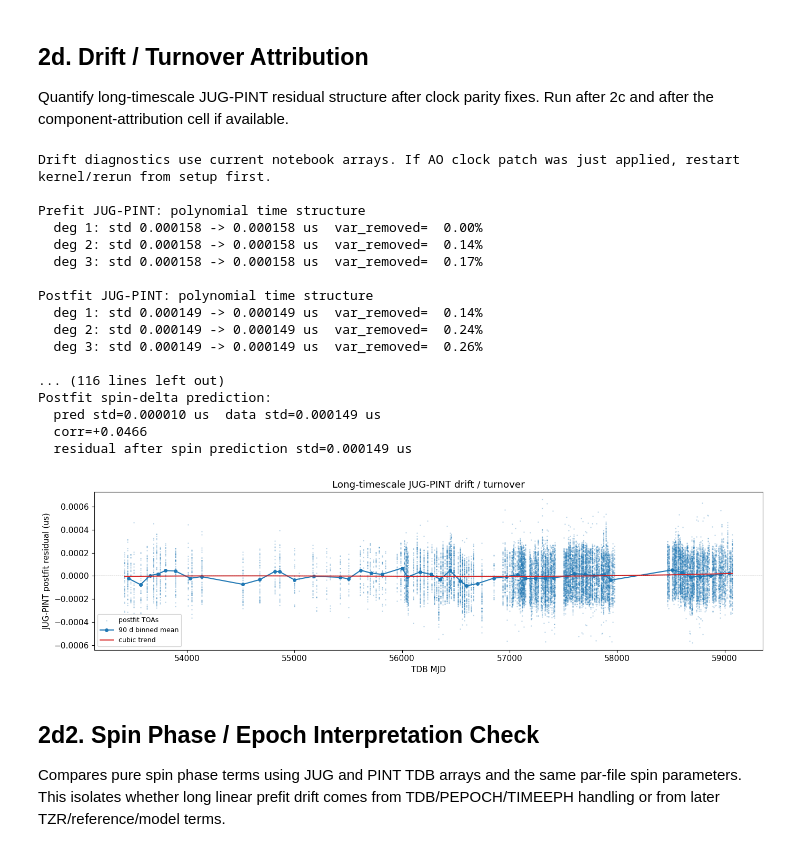
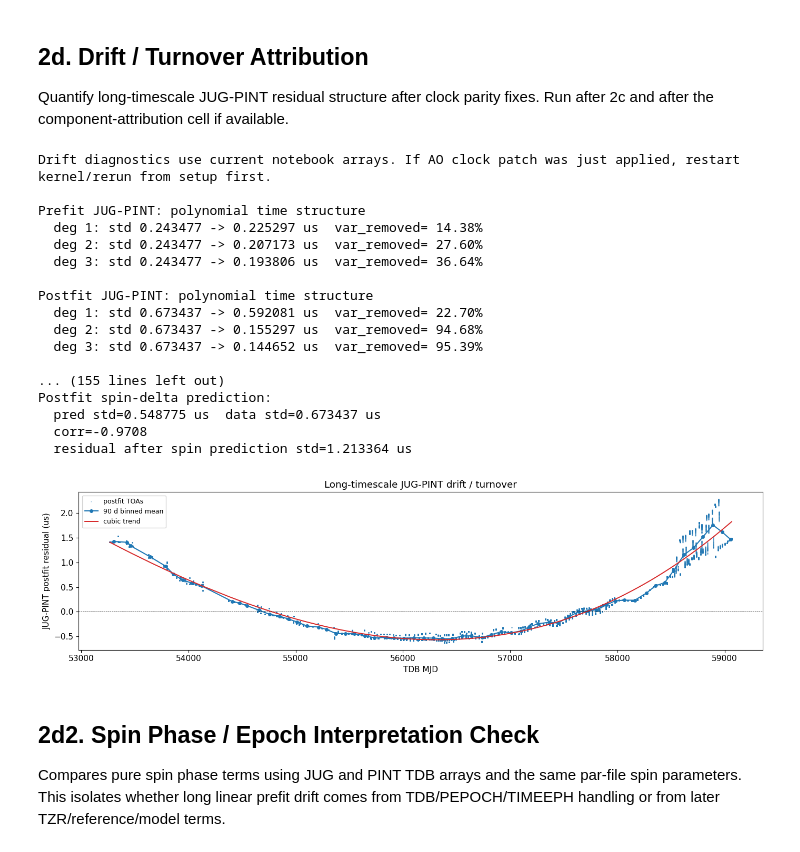
Before and after one commit to MattTMiles/jug, a Jupyter notebook: notebooks/jug_vs_pint_noise_comparison.ipynb, the cells around one changed output. Drawn from its saved outputs; the diff is of its cells as text; code cells hidden in the pictures.

```diff
--- a/notebooks/jug_vs_pint_noise_comparison.ipynb
+++ b/notebooks/jug_vs_pint_noise_comparison.ipynb
@@ -130,8 +130,10 @@ Sorted for PINT: pks2gps.draft~, time_ao.dat, pks2gps.clk~, pks2gps.bkp, pks2gps
 # par = '/home/mattm/projects/jug_test_files/jug_debug/from_MKeith/Mike_K/ideal.par'
 # tim = '/home/mattm/projects/jug_test_files/jug_debug/from_MKeith/Mike_K/ideal.tim'
 
-par = "/home/mattm/soft/JUG/data/pulsars/NG_data/NG_15yr_partim/J1713+0747ao_PINT_20220306.nb.par"
-tim = "/home/mattm/soft/JUG/data/pulsars/NG_data/NG_15yr_partim/J1713+0747ao_PINT_20220306.nb.tim"
+psrtag = "B1937+21_PINT_20220306"
+
+par = f"/home/mattm/soft/JUG/data/pulsars/NG_data/NG_15yr_partim/{psrtag}.nb.par"
+tim = f"/home/mattm/soft/JUG/data/pulsars/NG_data/NG_15yr_partim/{psrtag}.nb.tim"
 
 # TNDM_OFFSET: Tempo2 DM basis uses 1/(DMKappa × freq_Hz²),
 # enterprise/JUG uses (1400/freq_MHz)². This offset converts between them.
@@ -257,6 +259,7 @@ _ALL_COMPONENTS = [
     ('Red Noise',  'RedNoise',       'pl_red_noise'),
     ('DM Noise',   'DMNoise',        'pl_DM_noise'),
     ('Chromatic',  'ChromaticNoise', 'pl_chrom_noise'),
+    ('ECORR',     'ECORR',          'ecorr_noise'),
 ]
 mapping = [(label, jkey, pkey) for label, jkey, pkey in _ALL_COMPONENTS if jkey in jug_nr]
 
@@ -473,6 +705,8 @@ def _poly_trend(x, y, deg=3):
 def _corr(a, b):
     a = np.asarray(a, dtype=float)
     b = np.asarray(b, dtype=float)
+    if a.shape != b.shape:
+        return np.nan
     mask = np.isfinite(a) & np.isfinite(b)
     if mask.sum() < 3 or np.std(a[mask]) == 0 or np.std(b[mask]) == 0:
         return np.nan
@@ -525,9 +759,12 @@ _, _bpost, _bposts, _ = _bin_series(jug_mjd, _postfit_diff_us)
 for _x, _n, _ypre, _ypost in zip(_bx, _bn, _bpre, _bpost):
     print(f'  MJD {_x:10.2f} n={int(_n):6d}  pre={_ypre:+10.5f} us  post={_ypost:+10.5f} us')
 
-# Component correlations. If later attribution cell has not run yet, compute the
-# core component deltas here.
-if '_component_deltas' not in globals():
+# Component correlations. Recompute if missing or from a previous pulsar/kernel state.
+_need_component_deltas = '_component_deltas' not in globals()
+if not _need_component_deltas:
+    _expected_ntoas = len(jug_mjd)
+    _need_component_deltas = any(np.asarray(_v).shape[0] != _expected_ntoas for _v in _component_deltas.values())
+if _need_component_deltas:
     try:
         import pint.residuals as _pr
         _jug_components = session.compute_residuals(subtract_tzr=True, force_recompute=True)
@@ -595,12 +832,12 @@ if '_component_deltas' in globals():
     for _name, _c in sorted(zip(_used_names, _coef[:-1]), key=lambda kv: -abs(kv[1])):
         print(f'    {_name:12s} standardized_coef={_c:+.6f} us')
 
-# Per group drift and turnover.
-if '_groups' not in globals():
-    _groups = _defaultdict(list)
-    for _i, _toa in enumerate(session.toas_data):
-        _groups[(_toa.observatory.lower(), _toa.flags.get('fe', ''), _toa.flags.get('be', ''), _toa.flags.get('f', ''))].append(_i)
-    _groups = dict(sorted(_groups.items(), key=lambda kv: -len(kv[1])))
+# Per group drift and turnover. Rebuild every run so changing pulsars in the
+# same kernel cannot reuse stale group indices.
+_groups = _defaultdict(list)
+for _i, _toa in enumerate(session.toas_data):
+    _groups[(_toa.observatory.lower(), _toa.flags.get('fe', ''), _toa.flags.get('be', ''), _toa.flags.get('f', ''))].append(_i)
+_groups = dict(sorted(_groups.items(), key=lambda kv: -len(kv[1])))
 
 print('\nPer-group drift/turnover summary:')
 for _g, _idxs in sorted(_groups.items(), key=lambda kv: -len(kv[1])):
@@ -664,44 +901,44 @@ if 'jug_result' in globals() and 'fitter_raw' in globals():
     _spin_pred_us -= np.mean(_spin_pred_us)
     _post_demean = _postfit_diff_us - np.mean(_postfit_diff_us)
     print('\nPostfit spin-delta prediction:')
     print(f'  pred std={np.std(_spin_pred_us):.6f} us  data std={np.std(_post_demean):.6f} us')
     print(f'  corr={_corr(_post_demean, _spin_pred_us):+.4f}')
     print(f'  residual after spin prediction std={np.std(_post_demean - _spin_pred_us):.6f} us')
 
 fig, ax = plt.subplots(1, 1, figsize=(14, 4))
 ax.scatter(jug_mjd, _postfit_diff_us, s=1, alpha=0.18, label='postfit TOAs')
 _bx, _by, _bs, _bn = _bin_series(jug_mjd, _postfit_diff_us)
 ax.plot(_bx, _by, 'o-', lw=1.5, ms=4, label=f'{_DRIFT_BIN_DAYS:g} d binned mean')
 _poly = _poly_trend(jug_mjd, _postfit_diff_us, deg=3)
 _order = np.argsort(jug_mjd)
 ax.plot(jug_mjd[_order], _poly[_order], color='C3', lw=1.4, label='cubic trend')
 ax.axhline(0, color='k', lw=0.5, ls='--')
 ax.set_xlabel('TDB MJD')
 ax.set_ylabel('JUG-PINT postfit residual (us)')
 ax.set_title('Long-timescale JUG-PINT drift / turnover')
 ax.legend(fontsize=9)
 plt.tight_layout()
 plt.savefig('notebooks/jug_vs_pint_drift_turnover.png', dpi=150, bbox_inches='tight')
 plt.show()
 # %% [output]
 Drift diagnostics use current notebook arrays. If AO clock patch was just applied, restart kernel/rerun from setup first.
 
 Prefit JUG-PINT: polynomial time structure
-  deg 1: std 0.000158 -> 0.000158 us  var_removed=  0.00%
-  deg 2: std 0.000158 -> 0.000158 us  var_removed=  0.14%
-  deg 3: std 0.000158 -> 0.000158 us  var_removed=  0.17%
+  deg 1: std 0.243477 -> 0.225297 us  var_removed= 14.38%
+  deg 2: std 0.243477 -> 0.207173 us  var_removed= 27.60%
+  deg 3: std 0.243477 -> 0.193806 us  var_removed= 36.64%
 
 Postfit JUG-PINT: polynomial time structure
-  deg 1: std 0.000149 -> 0.000149 us  var_removed=  0.14%
-  deg 2: std 0.000149 -> 0.000149 us  var_removed=  0.24%
-  deg 3: std 0.000149 -> 0.000149 us  var_removed=  0.26%
+  deg 1: std 0.673437 -> 0.592081 us  var_removed= 22.70%
+  deg 2: std 0.673437 -> 0.155297 us  var_removed= 94.68%
+  deg 3: std 0.673437 -> 0.144652 us  var_removed= 95.39%
 
-... (116 lines left out)
+... (155 lines left out)
 Postfit spin-delta prediction:
-  pred std=0.000010 us  data std=0.000149 us
-  corr=+0.0466
-  residual after spin prediction std=0.000149 us
+  pred std=0.548775 us  data std=0.673437 us
+  corr=-0.9708
+  residual after spin prediction std=1.213364 us
-[figure, old version]
+[figure, new version]
 # %% [markdown]
 ## 2d2. Spin Phase / Epoch Interpretation Check
 
```
Also changed, not shown: parts of 48 cells of this notebook, 8 other files.
